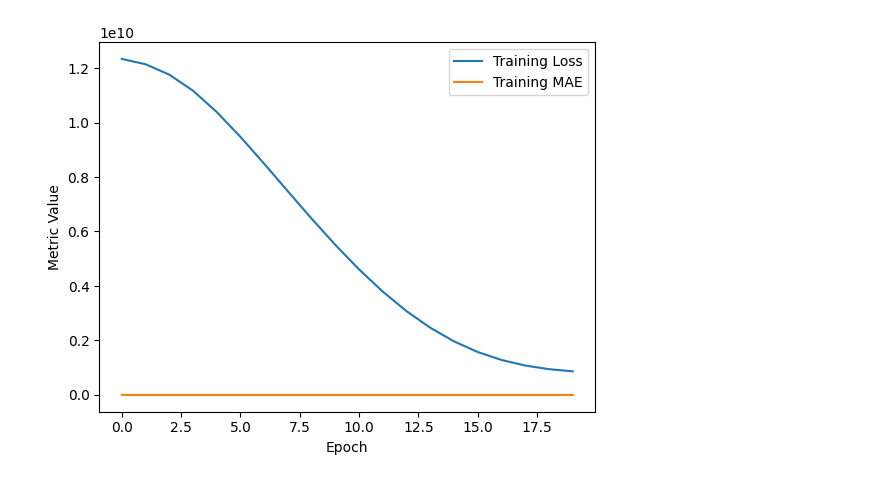
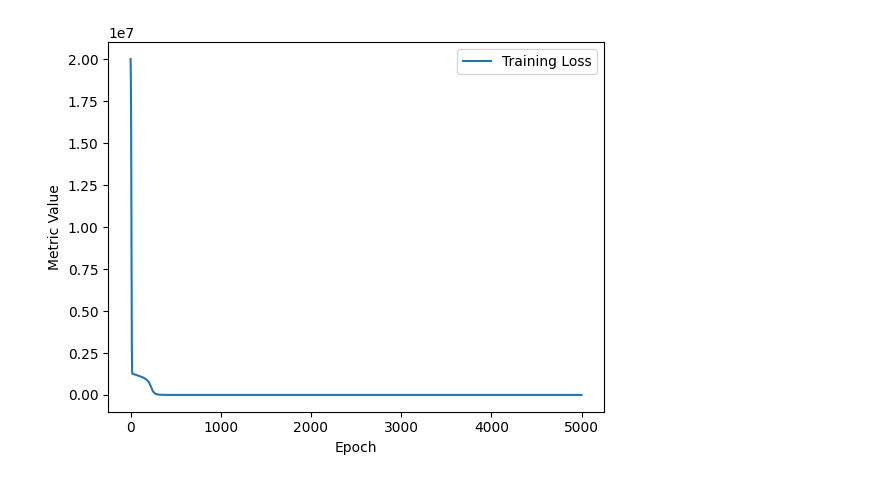
Before and after one commit to andykr1k/SquaresModel, a Jupyter notebook: SqauresModelTF.ipynb, the cells around one changed output. Cells and saved outputs as stored; diff of their text form; code cells hidden in the pictures.

```diff
--- a/SqauresModelTF.ipynb
+++ b/SqauresModelTF.ipynb
@@ -10,25 +9,19 @@ from sklearn.preprocessing import StandardScaler
 # %%
-sides = []
-areas = []
-
-for _ in trange(10000):
-    side_length = random.uniform(1, 500)
-    sides.append(int(side_length))
-    areas.append(int(side_length**2))
+sides = np.random.random((10000,1))*100
+areas = sides**2
 
 split_index = int(0.8 * len(sides))
 
 sides_train, areas_train = sides[:split_index], areas[:split_index]
-
 sides_test, areas_test = sides[split_index:], areas[split_index:]
 # %%
 model = keras.Sequential([
     Dense(units=32, activation='relu', input_shape=(1,)),
+    Dense(units=32, activation='relu'),
     Dense(units=1)
 ])
 
-model.compile(optimizer='adam', loss='mean_squared_error',  metrics=['mae'])
+model.compile(optimizer='adam', loss='mean_squared_error')
 # %%
-epochs = 20
-history = model.fit(sides_train, areas_train, epochs=epochs)
+history = model.fit(sides_train, areas_train, validation_split=0.2, epochs=5000, batch_size=256)
 # %% [output]
@@ -57,9 +52,8 @@ model.evaluate(sides_test, areas_test, verbose=2)
 # %%
 plt.plot(history.history['loss'], label='Training Loss')
-plt.plot(history.history['mae'], label='Training MAE')
 plt.xlabel('Epoch')
 plt.ylabel('Metric Value')
 plt.legend()
 plt.show()
 # %% [output]
-[figure, old version]
+[figure, new version]
```
Also changed, not shown: parts of 7 cells of this notebook, 1 other file.
